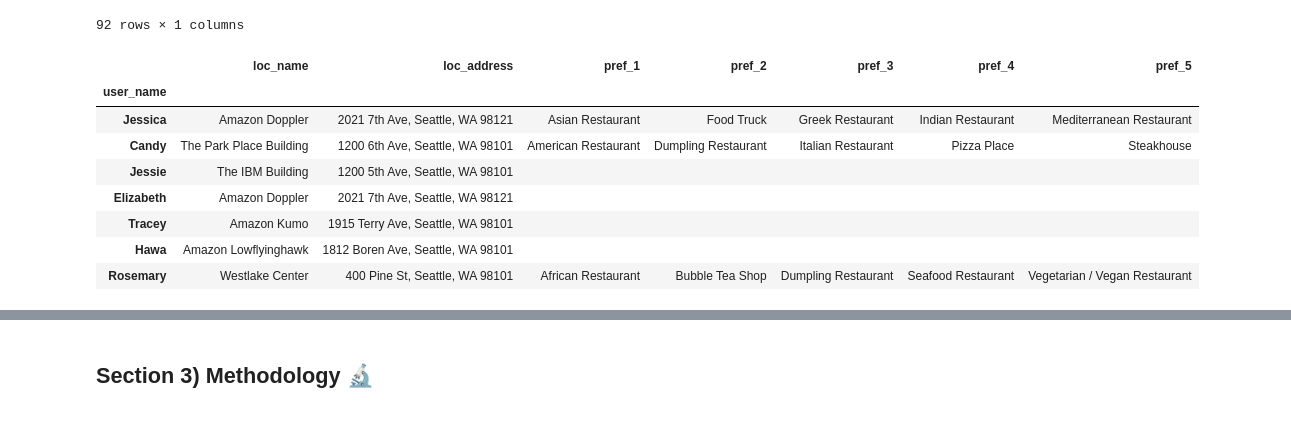
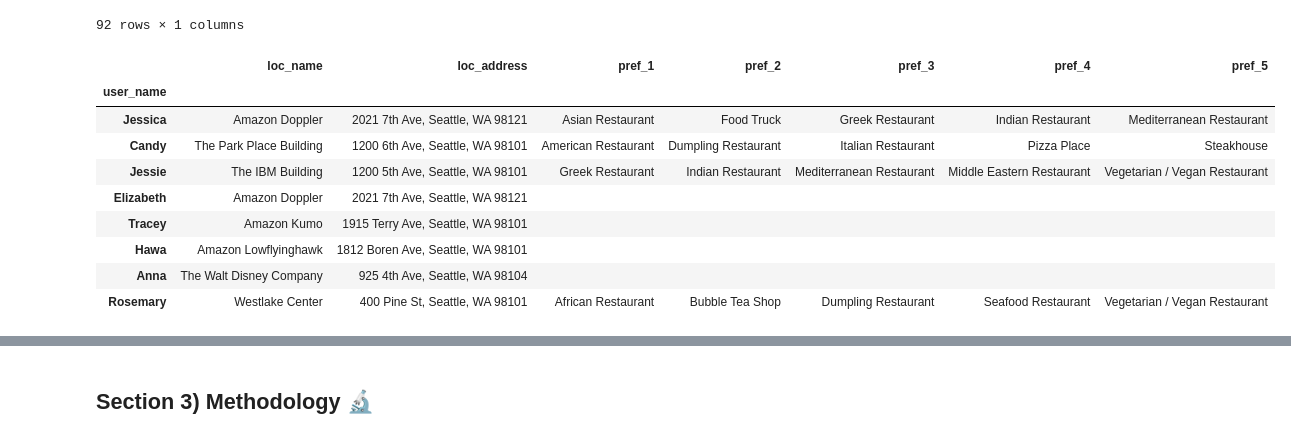
Before and after one commit to Astayonix/BattleOfTheNeighborhoods, a Jupyter notebook: I_Dont_Know_Where_Do_You_Want_to_Eat.ipynb, the cells around one changed output, grey strips where cells are left out. Saved outputs shown, nothing was run; the diff lists cells and outputs as text; code cells hidden in the pictures.

```diff
--- a/I_Dont_Know_Where_Do_You_Want_to_Eat.ipynb
+++ b/I_Dont_Know_Where_Do_You_Want_to_Eat.ipynb
@@ -135,38 +137,40 @@ user_pref_column_names = ['user_name', 'loc_name', 'loc_address', 'pref_1', 'pre
 user_loc_pref_df = pd.DataFrame(columns=user_pref_column_names)
 
 def add_user_pref(username, locname, locaddress, pref1, pref2, pref3, pref4, pref5):
     '''
     Adds individual users to the user_loc_pref_df
     '''
     user_dict = {user_pref_column_names[0]: username,
                  user_pref_column_names[1]: locname,
                  user_pref_column_names[2]: locaddress,
                  user_pref_column_names[3]: pref1,
                  user_pref_column_names[4]: pref2,
                  user_pref_column_names[5]: pref3,
                  user_pref_column_names[6]: pref4,
                  user_pref_column_names[7]: pref5}
     user_loc_pref_df.loc[len(user_loc_pref_df)] = user_dict
 
 add_user_pref('Jessica', 'Amazon Doppler', '2021 7th Ave, Seattle, WA 98121', 'Asian Restaurant', 'Food Truck', 'Greek Restaurant', 'Indian Restaurant', 'Mediterranean Restaurant')
 add_user_pref('Candy', 'The Park Place Building', '1200 6th Ave, Seattle, WA 98101', 'American Restaurant', 'Dumpling Restaurant', 'Italian Restaurant', 'Pizza Place', 'Steakhouse')
-add_user_pref('Jessie', 'The IBM Building', '1200 5th Ave, Seattle, WA 98101', '', '', '', '', '')
+add_user_pref('Jessie', 'The IBM Building', '1200 5th Ave, Seattle, WA 98101', 'Greek Restaurant', 'Indian Restaurant', 'Mediterranean Restaurant', 'Middle Eastern Restaurant', 'Vegetarian / Vegan Restaurant')
 add_user_pref('Elizabeth', 'Amazon Doppler', '2021 7th Ave, Seattle, WA 98121', '', '', '', '', '')
 add_user_pref('Tracey', 'Amazon Kumo', '1915 Terry Ave, Seattle, WA 98101', '', '', '', '', '')
 add_user_pref('Hawa', 'Amazon Lowflyinghawk', '1812 Boren Ave, Seattle, WA 98101', '', '', '', '', '')
+add_user_pref('Anna', 'The Walt Disney Company', '925 4th Ave, Seattle, WA 98104', '', '', '', '', '')
 add_user_pref('Rosemary', 'Westlake Center', '400 Pine St, Seattle, WA 98101', 'African Restaurant', 'Bubble Tea Shop', 'Dumpling Restaurant', 'Seafood Restaurant', 'Vegetarian / Vegan Restaurant')
 
 user_loc_pref_df.set_index('user_name', inplace=True)
 user_loc_pref_df
 # %% [output]
 |  | loc_name | loc_address | pref_1 | pref_2 | pref_3 | pref_4 | pref_5 |
 | user_name |  |  |  |  |  |  |  |
 | Jessica | Amazon Doppler | 2021 7th Ave, Seattle, WA 98121 | Asian Restaurant | Food Truck | Greek Restaurant | Indian Restaurant | Mediterranean Restaurant |
 | Candy | The Park Place Building | 1200 6th Ave, Seattle, WA 98101 | American Restaurant | Dumpling Restaurant | Italian Restaurant | Pizza Place | Steakhouse |
-| Jessie | The IBM Building | 1200 5th Ave, Seattle, WA 98101 |  |  |  |  |  |
+| Jessie | The IBM Building | 1200 5th Ave, Seattle, WA 98101 | Greek Restaurant | Indian Restaurant | Mediterranean Restaurant | Middle Eastern Restaurant | Vegetarian / Vegan Restaurant |
 | Elizabeth | Amazon Doppler | 2021 7th Ave, Seattle, WA 98121 |  |  |  |  |  |
 | Tracey | Amazon Kumo | 1915 Terry Ave, Seattle, WA 98101 |  |  |  |  |  |
 | Hawa | Amazon Lowflyinghawk | 1812 Boren Ave, Seattle, WA 98101 |  |  |  |  |  |
+| Anna | The Walt Disney Company | 925 4th Ave, Seattle, WA 98104 |  |  |  |  |  |
 | Rosemary | Westlake Center | 400 Pine St, Seattle, WA 98101 | African Restaurant | Bubble Tea Shop | Dumpling Restaurant | Seafood Restaurant | Vegetarian / Vegan Restaurant |
 # %%
 # Now to add the longitude and latitude of each of the users' locations
```
Also changed, not shown: parts of 7 cells of this notebook.
